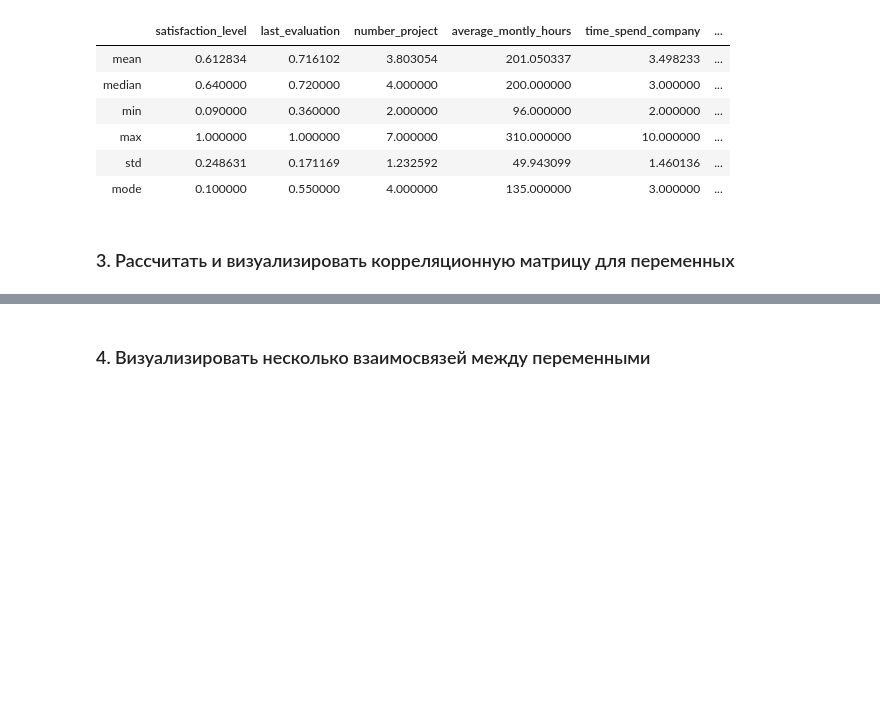
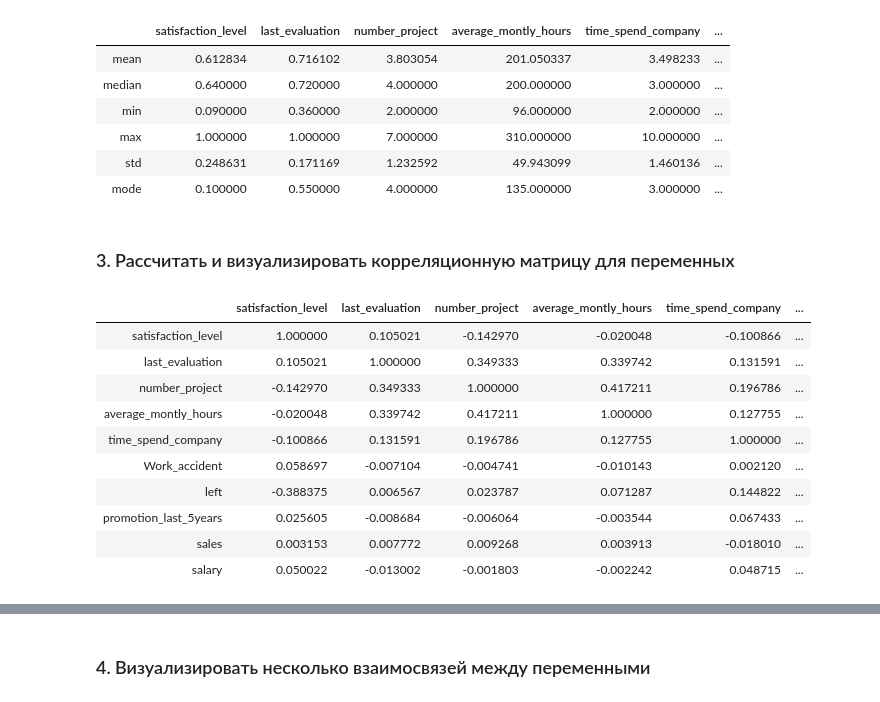
Before and after one commit to rgridnev/python_course, a Jupyter notebook: final/work.ipynb, the cells around one changed output, grey strips where cells are left out. Drawn from its saved outputs; the diff is of its cells as text; code cells hidden in the pictures; blank space fills up the shorter version.

```diff
--- a/final/work.ipynb
+++ b/final/work.ipynb
@@ -43,3 +44,36 @@ hr1
 | mode | 0.100000 | 0.550000 | 4.000000 | 135.000000 | 3.000000 | ... |
 # %% [markdown]
 ### 3. Рассчитать и визуализировать корреляционную матрицу для переменных
+# %%
+# Уберем все пустые значения
+hr.dropna()
+
+# Заменим все нечисловые значения числами
+hr.loc[hr["sales"] == "IT","sales"] = 0
+hr.loc[hr["sales"] == "RandD","sales"] = 1
+hr.loc[hr["sales"] == "accounting","sales"] = 2
+hr.loc[hr["sales"] == "hr","sales"] = 3
+hr.loc[hr["sales"] == "management","sales"] = 4
+hr.loc[hr["sales"] == "marketing","sales"] = 5
+hr.loc[hr["sales"] == "product_mng","sales"] = 6
+hr.loc[hr["sales"] == "sales","sales"] = 7
+hr.loc[hr["sales"] == "support","sales"] = 8
+hr.loc[hr["sales"] == "technical","sales"] = 9
+
+hr.loc[hr["salary"] == "low","salary"] = 0
+hr.loc[hr["salary"] == "medium","salary"] = 1
+hr.loc[hr["salary"] == "high","salary"] = 2
+
+hr.corr()
+# %% [output]
+|  | satisfaction_level | last_evaluation | number_project | average_montly_hours | time_spend_company | ... |
+| satisfaction_level | 1.000000 | 0.105021 | -0.142970 | -0.020048 | -0.100866 | ... |
+| last_evaluation | 0.105021 | 1.000000 | 0.349333 | 0.339742 | 0.131591 | ... |
+| number_project | -0.142970 | 0.349333 | 1.000000 | 0.417211 | 0.196786 | ... |
+| average_montly_hours | -0.020048 | 0.339742 | 0.417211 | 1.000000 | 0.127755 | ... |
+| time_spend_company | -0.100866 | 0.131591 | 0.196786 | 0.127755 | 1.000000 | ... |
+| Work_accident | 0.058697 | -0.007104 | -0.004741 | -0.010143 | 0.002120 | ... |
+| left | -0.388375 | 0.006567 | 0.023787 | 0.071287 | 0.144822 | ... |
+| promotion_last_5years | 0.025605 | -0.008684 | -0.006064 | -0.003544 | 0.067433 | ... |
+| sales | 0.003153 | 0.007772 | 0.009268 | 0.003913 | -0.018010 | ... |
+| salary | 0.050022 | -0.013002 | -0.001803 | -0.002242 | 0.048715 | ... |
```
Also changed, not shown: parts of 5 cells of this notebook.
